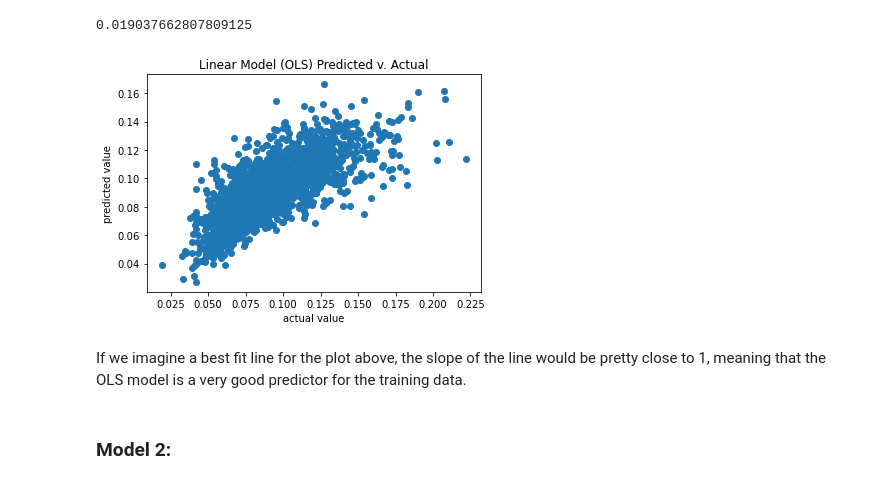
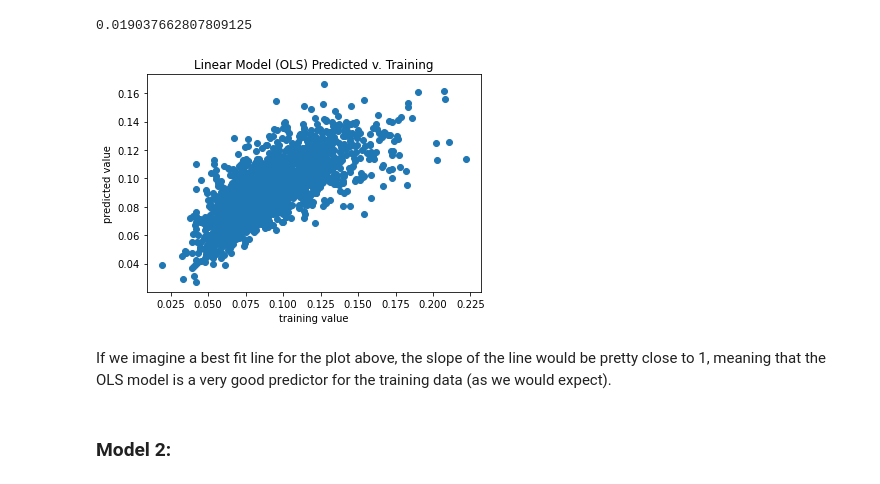
Before and after one commit to alonzoack/CSS_Project2_Group5, a Jupyter notebook: Project 2 Students.ipynb, the cells around one changed output. Cells and saved outputs as stored; diff of their text form; code cells hidden in the pictures.

```diff
--- a/Project 2 Students.ipynb
+++ b/Project 2 Students.ipynb
@@ -424,16 +421,16 @@ rmse(lin_pred, y_train)
 # %%
 # now a visual examination
 
 # plot the residuals on a scatter plot
 plt.scatter(y_train, lin_pred)
-plt.title('Linear Model (OLS) Predicted v. Actual')
-plt.xlabel('actual value')
+plt.title('Linear Model (OLS) Predicted v. Training')
+plt.xlabel('training value')
 plt.ylabel('predicted value')
 plt.show()
 # %% [output]
-[figure, old version]
+[figure, new version]
 # %% [markdown]
-If we imagine a best fit line for the plot above, the slope of the line would be pretty close to 1, meaning that the OLS model is a very good predictor for the training data.
+If we imagine a best fit line for the plot above, the slope of the line would be pretty close to 1, meaning that the OLS model is a very good predictor for the training data (as we would expect).
 # %% [markdown]
 ### Model 2:
 # %% [markdown]
```
Also changed, not shown: parts of 4 cells of this notebook.
